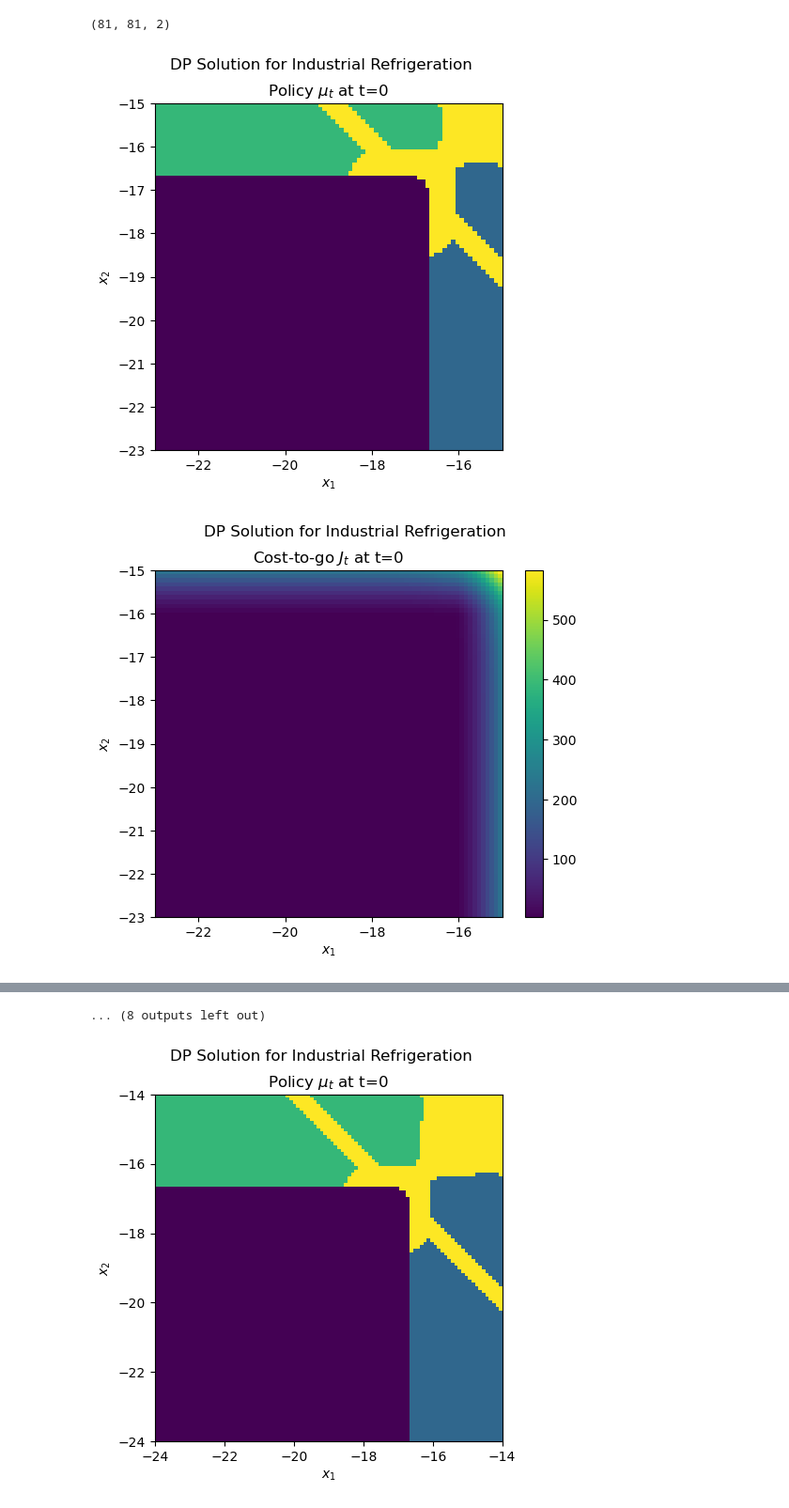
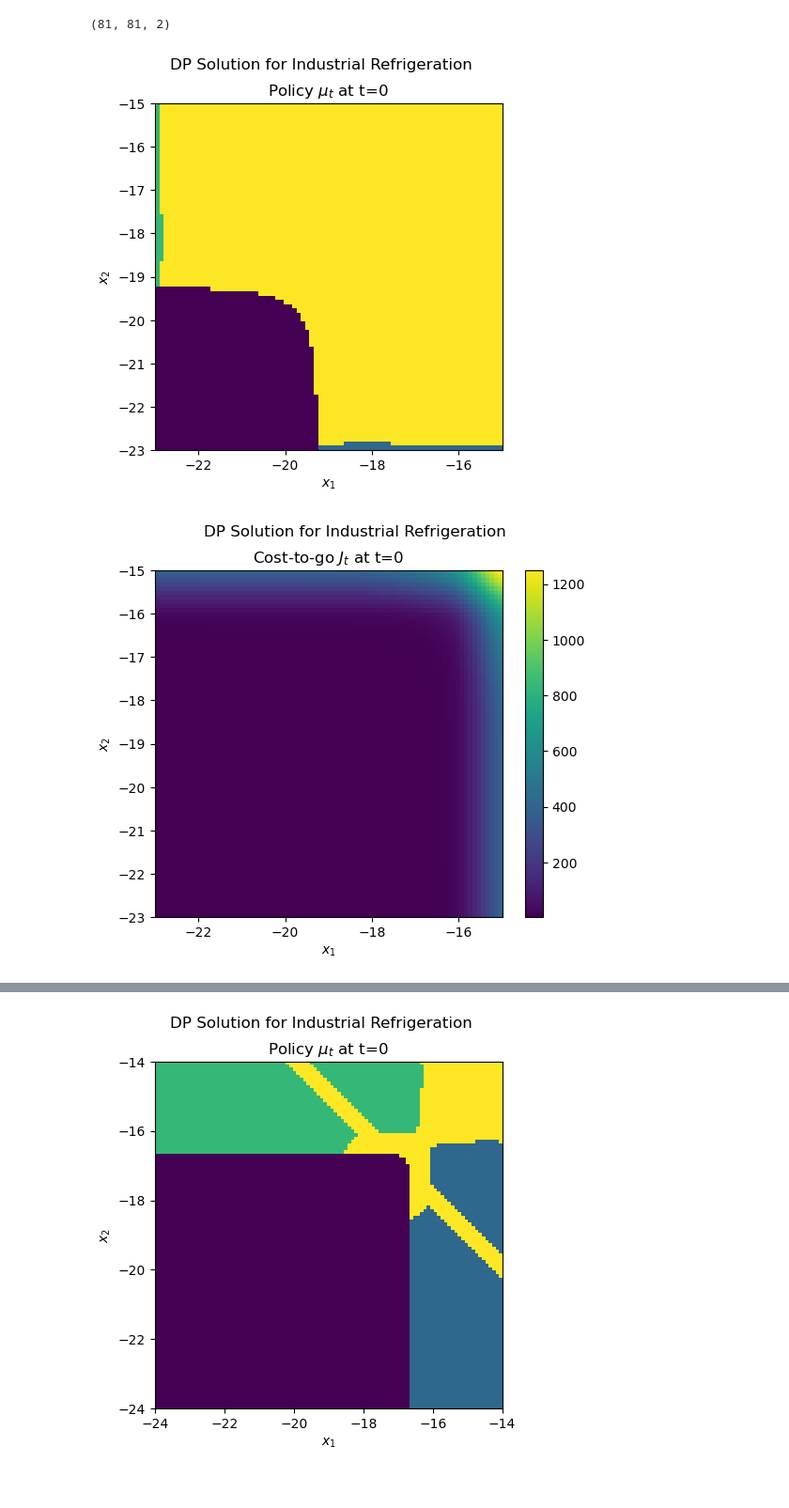
Before and after one commit to ArghavanZ/Industrial-Refrigeration, a Jupyter notebook: scripts/DP_m.ipynb, the cells around one changed output, grey strips where cells are left out. Shown at 94% size. Cells and saved outputs as stored; diff of their text form; code cells hidden in the pictures.

```diff
--- a/scripts/DP_m.ipynb
+++ b/scripts/DP_m.ipynb
@@ -69,7 +69,7 @@ x_left, x_right = -23.0, -15.0             # state space limits
 x_lims = np.array([-22.0, -16.0])          # violation thresholds
 violation_costs = np.array([0.0, 1])     # [low_side, high_side] per-K penalty
 T_suction = -27.0                          # suction temperature [C]
-w_left, w_right = 0.0, 300000               # disturbance limits [W]
+w_left, w_right = 0.0, 400000               # disturbance limits [W]
 u_vec = np.array([0, 1], dtype=np.int64)   # control options per room
 elec_cost = 1e-8                           # price of electricity
 dk = 10                                    # plotting frequency (if you add plots)
@@ -218,7 +218,7 @@ def visualize(x_vec, ACTIONS, J, U, dk=10, suptitle=None):
 
         plt.show()
 # %%
-visualize(x_vec, ACTIONS, J, U, dk=40, suptitle="DP Solution for Industrial Refrigeration")
+visualize(x_vec, ACTIONS, J, U, dk=20, suptitle="DP Solution for Industrial Refrigeration")
 # %% [output]
-[figure, old version]
+[figure, new version]
-[figure, old version]
+[figure, new version]
@@ -235,4 +233,3 @@ visualize(x_vec, ACTIONS, J, U, dk=40, suptitle="DP Solution for Industrial Refr
-... (8 outputs left out)
 # %%
 N = 100                  # finite horizon length
 dt = 60.0                # time step [s]
```
Also changed, not shown: parts of 1 cell of this notebook, 12 other files.
